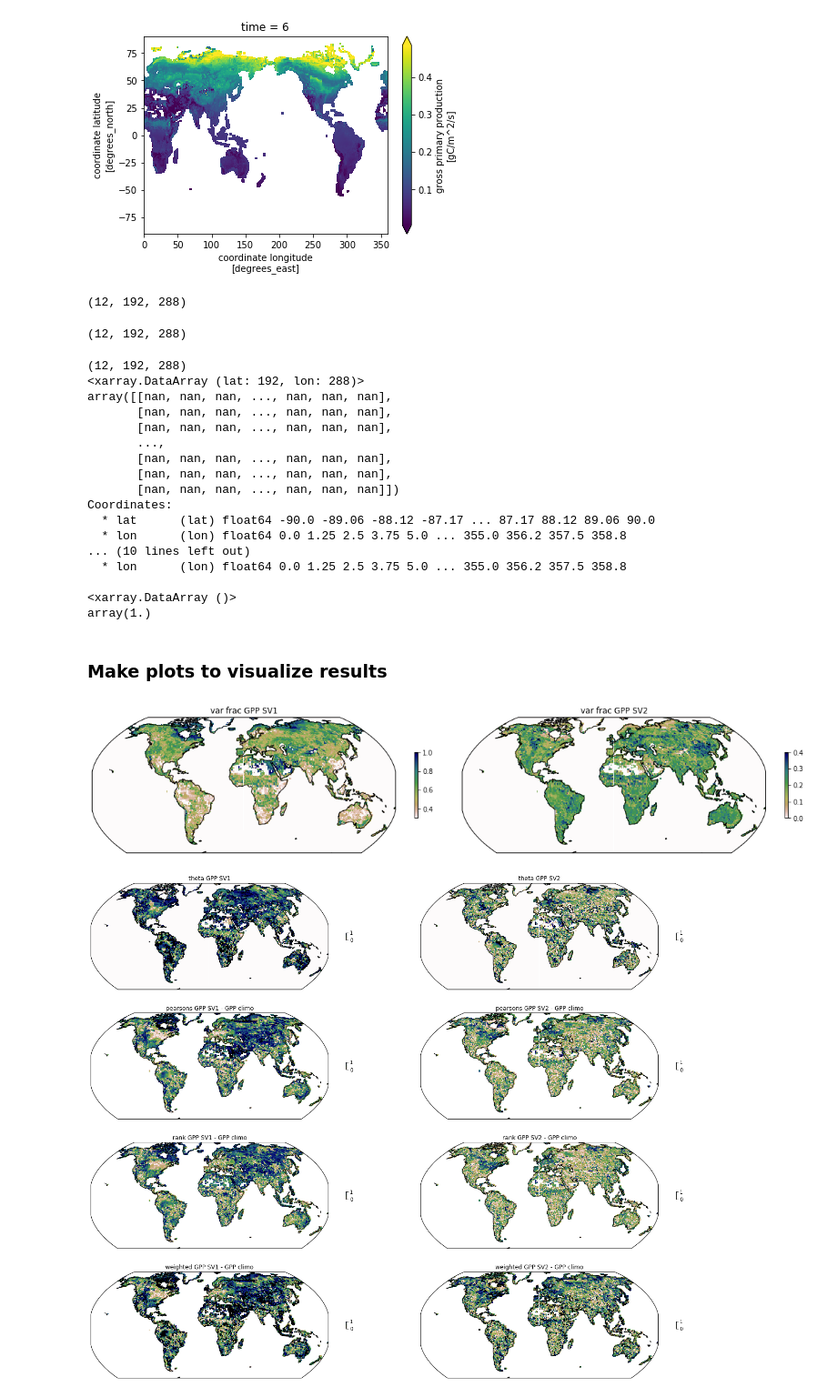
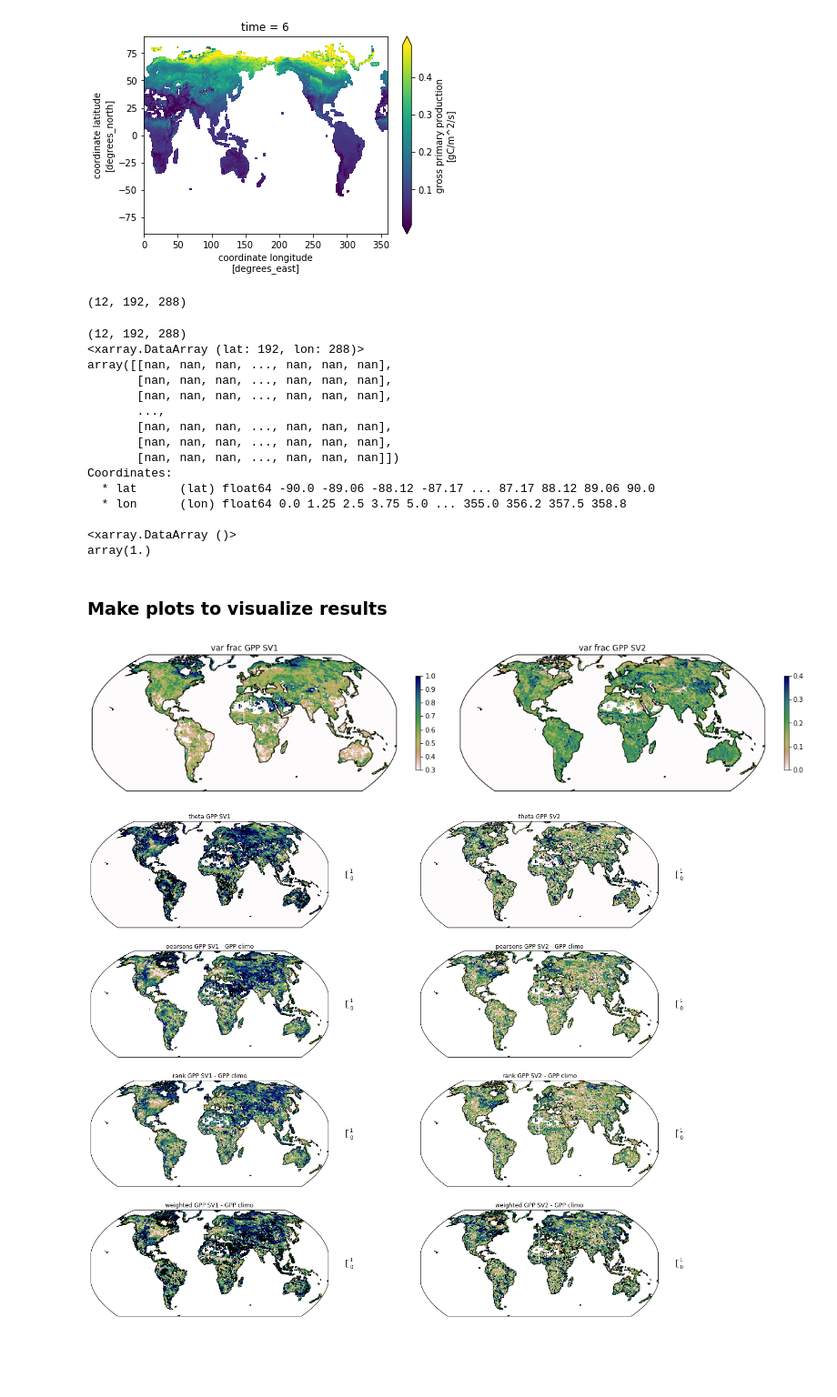
Before and after one commit to NCAR/ctsm_python_gallery, a Jupyter notebook: notebooks/MonthlySVD.ipynb, the cells around one changed output. Shown at 91% size. Drawn from its saved outputs; the diff is of its cells as text; code cells hidden in the pictures; blank space fills up the shorter version.

```diff
--- a/notebooks/MonthlySVD.ipynb
+++ b/notebooks/MonthlySVD.ipynb
@@ -497,7 +513,5 @@ KeyboardInterrupt:
 # %%
 # rearrange output & write out to scratch
-warnings.resetwarnings()
-# This is repeated, and could be made into a function for readability:
 
 def transpose(da_in, var):
     out = da_in
@@ -506,21 +520,15 @@ def transpose(da_in, var):
     out['vectors'] = out.vectors.transpose('time', 'vectors_dim1','lat','lon')
     out['weights'] = out.weights.transpose('weights_dim1', 'weights_dim2','lat','lon')
     ds_climo['time'] = out.time  # get time coords to match
-    out['climatology'] = ds_climo.get[var]
-    out.to_netcdf(path='/glade/scratch/wwieder/svd/'+var+'.nc')
+    out['climatology'] = ds_climo.get(var)
+    out.to_netcdf(path='/glade/scratch/wwieder/svd/'+model+'_svd_'+var+'.nc')
     return out
 
-svd0 = transpose(svd0, var[0])   #this could also be more specific for readability, using 'GPP' instead of var[0]
-
-#svd0['theta']   = svd0.theta.transpose('thetadim','lat','lon')
-#svd0['varfrac'] = svd0.varfrac.transpose('thetadim','lat','lon')
-#svd0['vectors'] = svd0.vectors.transpose('time', 'vectors_dim1','lat','lon')
-#svd0['weights'] = svd0.weights.transpose('weights_dim1', 'weights_dim2','lat','lon')
-#ds_climo['time'] = svd0.time  # get time coords to match
-#svd0['climatology'] = ds_climo.GPP
-
+#this could also be more specific for readability, using 'GPP' instead of var[0]
+svd0 = transpose(svd0, var[0])
+svd1 = transpose(svd1, var[1])
+svd2 = transpose(svd2, var[2])
 print(svd0)
-svd0.to_netcdf(path='/glade/scratch/wwieder/svd/svd0_gpp.nc')
 # %% [output]
 <xarray.Dataset>
 Dimensions:      (lat: 192, lon: 288, thetadim: 25, time: 12, vectors_dim1: 25, weights_dim1: 25, weights_dim2: 25)
@@ -609,9 +602,5 @@ def spearman_correlation(x, y, dim):
         input_core_dims=[[dim], [dim]],
         dask='parallelized',
         output_dtypes=[float])
-# %%
-print(svd0.vectors[:,0,:,:].shape)
-# %% [output]
-(12, 192, 288)
 # %%
 # subset data arrays for processing & shape correctly
@@ -632,16 +617,18 @@ GPPclimo['time'] =  GPPvector_0['time'] = svd0.time  # get time coords to match
 # %% [output]
 (12, 192, 288)
 # %%
-# now calculate the correlations
+# now calculate the correlations, GPP vectors w/ GPP climatology
 GPPp_0 = pearson_correlation(GPPclimo, GPPvector_0, 'time')  #GPP climatology vs. vectors
 GPPp_1 = pearson_correlation(GPPclimo, GPPvector_1, 'time')
 GPPw_0 = pearson_correlation_wgt(GPPclimo, GPPvector_0, GPPwgt, 'time')
 GPPw_1 = pearson_correlation_wgt(GPPclimo, GPPvector_1, GPPwgt, 'time')
 GPPr_0 = spearman_correlation(GPPclimo, GPPvector_0, 'time')
 GPPr_1 = spearman_correlation(GPPclimo, GPPvector_1, 'time')
+print(TBOTvector_0.shape)
 
-print(TBOTvector_0.shape)
-GPP_0_TBOT_0 = spearman_correlation(GPPvector_0, TBOTvector_0,'time') #GPP vectors vs. temp & mositure
+# Rank correlation between GPP & climate
+# GPP vectors vs. temp & mositure
+GPP_0_TBOT_0 = spearman_correlation(GPPvector_0, TBOTvector_0,'time')
 GPP_0_SMOI_0 = spearman_correlation(GPPvector_0, SMOIvector_0,'time')
 GPP_0_TBOT_1 = spearman_correlation(GPPvector_0, TBOTvector_1,'time')
 GPP_0_SMOI_1 = spearman_correlation(GPPvector_0, SMOIvector_1,'time')
@@ -651,8 +638,19 @@ GPP_1_SMOI_0 = spearman_correlation(GPPvector_1, SMOIvector_0,'time')
 GPP_1_TBOT_1 = spearman_correlation(GPPvector_1, TBOTvector_1,'time')
 GPP_1_SMOI_1 = spearman_correlation(GPPvector_1, SMOIvector_1,'time')
 
+# Weighted correlation between GPP & climate, weighted by GPP contributions
+# Weighted GPP vectors vs. temp & mositure
+wGPP_0_TBOT_0 = pearson_correlation_wgt(GPPvector_0, TBOTvector_0,GPPwgt,'time')
+wGPP_0_SMOI_0 = pearson_correlation_wgt(GPPvector_0, SMOIvector_0,GPPwgt,'time')
+wGPP_0_TBOT_1 = pearson_correlation_wgt(GPPvector_0, TBOTvector_1,GPPwgt,'time')
+wGPP_0_SMOI_1 = pearson_correlation_wgt(GPPvector_0, SMOIvector_1,GPPwgt,'time')
+
+wGPP_1_TBOT_0 = pearson_correlation_wgt(GPPvector_1, TBOTvector_0,GPPwgt,'time')
+wGPP_1_SMOI_0 = pearson_correlation_wgt(GPPvector_1, SMOIvector_0,GPPwgt,'time')
+wGPP_1_TBOT_1 = pearson_correlation_wgt(GPPvector_1, TBOTvector_1,GPPwgt,'time')
+wGPP_1_SMOI_1 = pearson_correlation_wgt(GPPvector_1, SMOIvector_1,GPPwgt,'time')
+
 print(GPPp_0)
-print(GPPw_0)
 print()
 print(xr.ufuncs.fabs(GPPr_0).max())
 # %% [output]
@@ -668,8 +666,6 @@ array([[nan, nan, nan, ..., nan, nan, nan],
 Coordinates:
   * lat      (lat) float64 -90.0 -89.06 -88.12 -87.17 ... 87.17 88.12 89.06 90.0
   * lon      (lon) float64 0.0 1.25 2.5 3.75 5.0 ... 355.0 356.2 357.5 358.8
-... (10 lines left out)
-  * lon      (lon) float64 0.0 1.25 2.5 3.75 5.0 ... 355.0 356.2 357.5 358.8
 
 <xarray.DataArray ()>
 array(1.)
@@ -677,35 +673,34 @@ array(1.)
 ### Make plots to visualize results
 # %%
 # just look at fraction of variance explained in GPP for each vector
-
 import matplotlib.colors as colors
 import cartopy.feature as cfeature
 import cartopy.crs as ccrs
 
 vmax = 1.
 vmin = 0.3
 
 fig = plt.figure(figsize=(16,20))
 
 ax1 = fig.add_subplot(1,2,1,projection=ccrs.Robinson())
 im1 = ax1.pcolormesh(svd0.lon.values,svd0.lat.values,svd0.varfrac.values[0,:,:],
                      transform=ccrs.PlateCarree(),vmax=vmax,vmin=vmin,cmap='gist_earth_r')
-fig.colorbar(im1,ax=ax1,shrink=0.07,label='')
+fig.colorbar(im1,ax=ax1,shrink=0.1,label='')
 ax1.coastlines()
 ax1.set_title('var frac GPP SV1')
 ax1.set_extent([-180,180,-65,80],crs=ccrs.PlateCarree())
 
 
 vmax = 0.4
 vmin = 0.
 ax2 = fig.add_subplot(1,2,2,projection=ccrs.Robinson())
 im2 = ax2.pcolormesh(svd0.lon.values,svd0.lat.values,svd0.varfrac.values[1,:,:],
                      transform=ccrs.PlateCarree(),vmax=vmax,vmin=vmin,cmap='gist_earth_r')
-fig.colorbar(im2,ax=ax2,shrink=0.07,label='')
+fig.colorbar(im2,ax=ax2,shrink=0.1,label='')
 ax2.coastlines()
 ax2.set_title('var frac GPP SV2')
 ax2.set_extent([-180,180,-65,80],crs=ccrs.PlateCarree())
 fig.tight_layout()
 # %% [output]
-[figure, old version]
+[figure, new version]
 # %%
```
Also changed, not shown: parts of 19 cells of this notebook.
